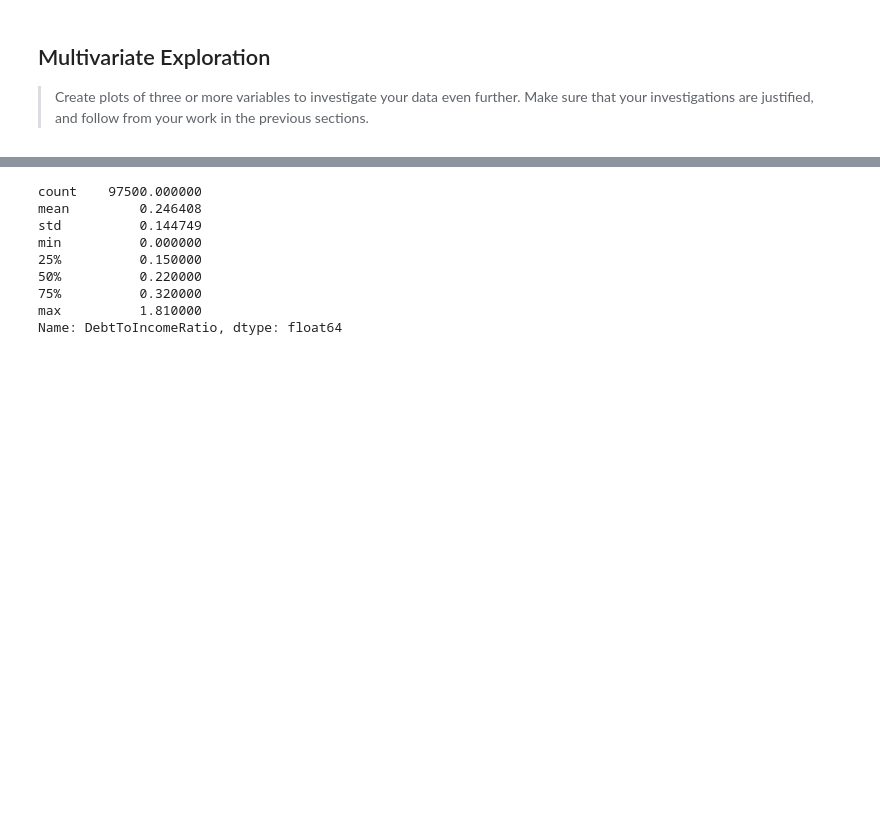
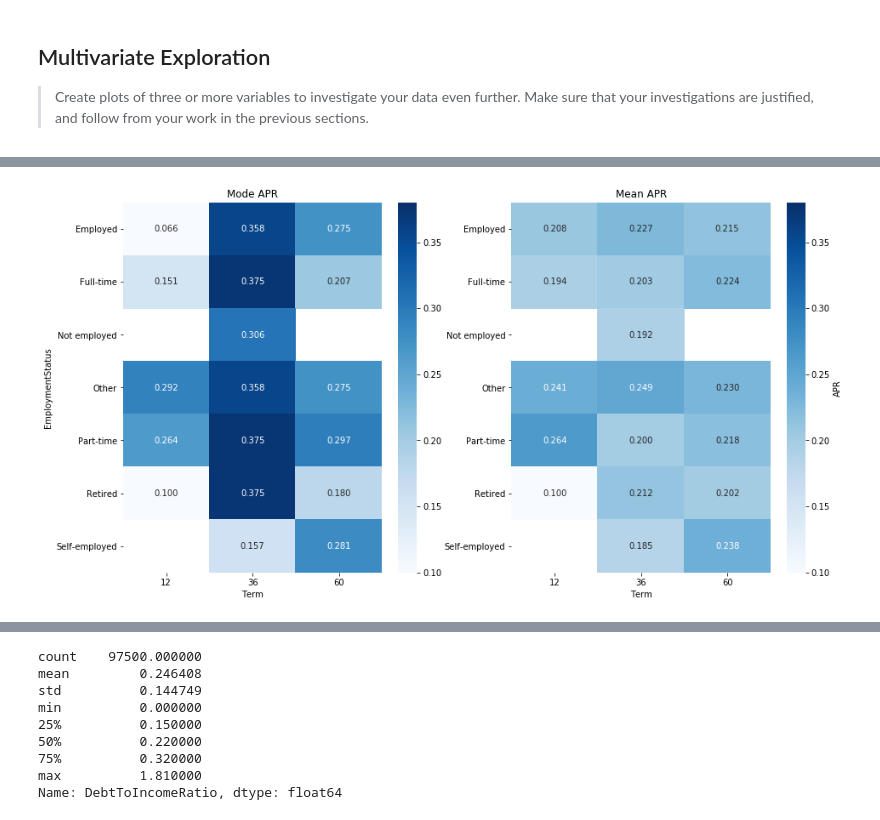
Before and after one commit to Jeff-VA/Udacity-Communicate-Data-Project, a Jupyter notebook: exploration_v2.ipynb, the cells around one changed output, grey strips where cells are left out. Cells and saved outputs as stored; diff of their text form; code cells hidden in the pictures; blank space fills up the shorter version.

```diff
--- a/exploration_v2.ipynb
+++ b/exploration_v2.ipynb
@@ -682,0 +695,38 @@ your work in the previous sections.
+# %%
+def modemean_heatmap(cat_var_l, cat_var_2):
+    '''
+    Takes two categorical variable inputs that are column variables of df_trimmed.
+    The BorrowerAPR collumn values are then grouped by the two inputed categorical
+    variables by mode and by mean.  The mean and mode variables are then applyed to
+    two heatmap multivariate charts.
+
+    The resulting heatmaps are returned as a single subplotted figure with the
+    'Mode APR' heatmap on the left and 'Mean APR' heatmap on the right.
+    '''
+    #assigns mode APR of grouped variables to cat_modes
+    mode = lambda x:x.value_counts().index[0]
+    cat_modes = df_trimmed.groupby([cat_var_l, cat_var_2])['BorrowerAPR'].agg(mode)
+    cat_modes = cat_modes.reset_index(name = 'mode')
+    cat_modes = cat_modes.pivot(index = cat_var_l, columns = cat_var_2, values = 'mode')
+
+    #assigns mean APR of grouped variables to cat_means
+    cat_means = df_trimmed.groupby([cat_var_l, cat_var_2]).mean()['BorrowerAPR']
+    cat_means = cat_means.reset_index(name = 'mean')
+    cat_means = cat_means.pivot(index = cat_var_l, columns = cat_var_2, values = 'mean')
+
+    #creates two by one subplotted heatmaps of cat_means and cat_modes
+    fig, ax = plt.subplots(ncols=2, figsize=(15,8))
+    ax1 = sns.heatmap(cat_modes, annot = True, fmt = '.3f',
+                      cmap = 'Blues', vmin=0.1, vmax=0.38, ax = ax[0])
+    ax2 = sns.heatmap(cat_means, annot = True, fmt = '.3f',
+                      cbar_kws = {'label' : 'APR'},
+                      cmap = 'Blues', vmin=0.1, vmax=0.38, ax = ax[1])
+    ax1.title.set_text('Mode APR')
+    ax2.title.set_text('Mean APR')
+    plt.ylabel('')
+    return fig
+# %%
+#plots heatmaps of mode and mean `BorrowerAPR by `EmploymentStatus` and `Term`
+modemean_heatmap('EmploymentStatus', 'Term');
+# %% [output]
+[figure, added]
```
Also changed, not shown: parts of 10 cells of this notebook.
